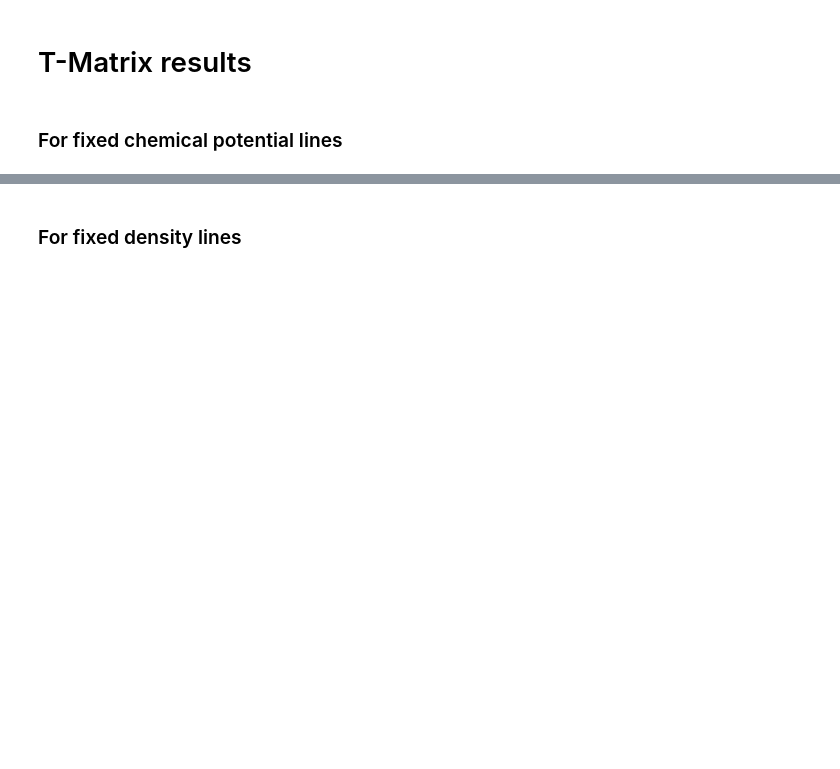
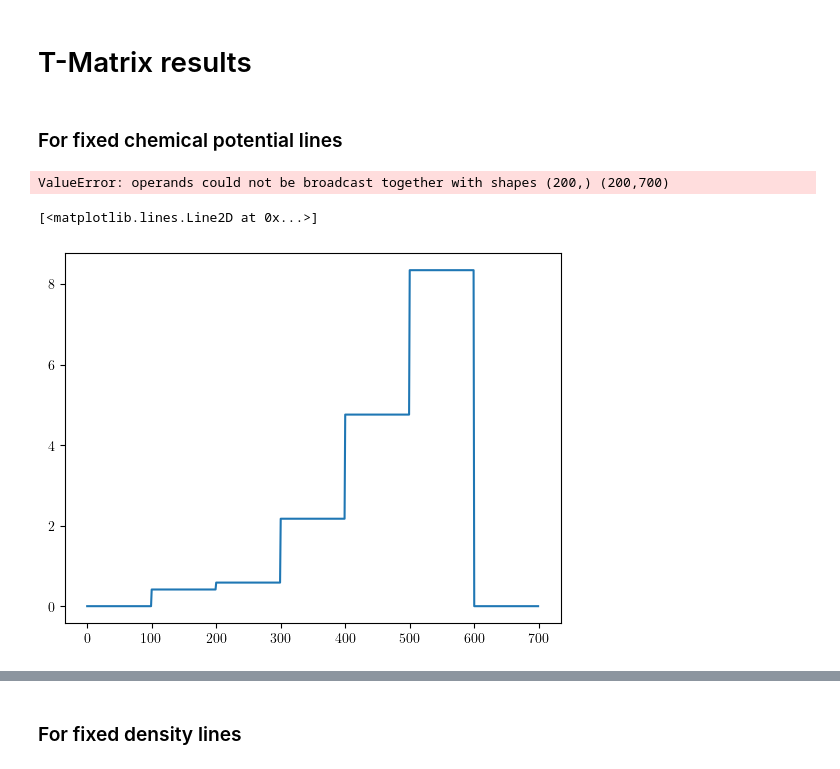
Before and after one commit to ragheedalhyder/BoseHubbard, a Jupyter notebook: src/Testing_codes.ipynb, the cells around one changed output, grey strips where cells are left out. Cells and saved outputs as stored; diff of their text form; code cells hidden in the pictures; blank space fills up the shorter version.

```diff
--- a/src/Testing_codes.ipynb
+++ b/src/Testing_codes.ipynb
@@ -121,21 +174,8 @@ dJUs = np.linspace(**config["lists"]["dJUs"])
 
 grid = Grid(Lx, Ly)
 
-en_vector = np.linspace(**config["lists"]["energies"])
-
-omega0s = np.zeros(len(dJUs))
-omega1s = np.zeros(len(dJUs))
-omega2s = np.zeros(len(dJUs))
-
-SE = np.zeros((7, len(en_vector)), dtype=np.complex128)
-SEE = np.zeros((len(en_vector), len(dJUs)), dtype=np.complex128)
-T11 = np.zeros((len(dJUs), len(en_vector)), dtype=np.complex128)
-T12 = np.zeros((len(dJUs), len(en_vector)), dtype=np.complex128)
-T21 = np.zeros((len(dJUs), len(en_vector)), dtype=np.complex128)
-T22 = np.zeros((len(dJUs), len(en_vector)), dtype=np.complex128)
-T22_F = np.zeros((len(dJUs), len(en_vector)), dtype=np.complex128)
-SE_SI = np.zeros((len(dJUs), len(en_vector)), dtype=np.complex128)
-
+omegas = []
+epsilons = []
 
 for dJU_ind in range(0, len(dJUs)):
     dJU = dJUs[dJU_ind]
@@ -147,25 +187,20 @@ for dJU_ind in range(0, len(dJUs)):
     exc = excitations(grid, params, gs, cns)
     uks, vks, omegaklambda = exc.calculate_matrices()
     verts = vertices(grid, gs, uks, vks, cns, n0)
-    pert = perturbative(grid, params, verts, omegaklambda)
-    Pert_Energy = pert.perturbative_energy(n0)
-    omega0s[dJU_ind] = Pert_Energy[0]
-    omega1s[dJU_ind] = Pert_Energy[1]
-    omega2s[dJU_ind] = Pert_Energy[2]
 
-    for epol_ind in range(len(en_vector)):
-        Epol = en_vector[epol_ind]
-        self_energy = Self_Energy(Epol, grid, params, verts, omegaklambda)
-        output = self_energy.calculate_self_energy()
-        SE[:, epol_ind] = output
-
-    T11[dJU_ind, :] = SE[1, :]
-    T12[dJU_ind, :] = SE[2, :]
-    T21[dJU_ind, :] = SE[3, :]
-    T22[dJU_ind, :] = SE[4, :]
-    T22_F[dJU_ind, :] = SE[5, :]
-    SE_SI[dJU_ind, :] = SE[6, :]
+    Epol = 0
+    self_energy = Self_Energy(Epol, grid, params, verts, omegaklambda)
+    omegas.append(self_energy.omega_vec())
+    epsilons.append(dJU * self_energy.epsI_vec())
+continuum = omegas + dJUs * epsilons
 
 
 # io = IO()
 # io.save_to_hdf5_fixed_chemical_potentials(grid, params, dJUs, en_vector, omega0s, omega1s, omega2s, T11, T12, T21, T22, T22_F, SE_SI)
+# %% [output]
+ValueError: operands could not be broadcast together with shapes (200,) (200,700)
+# %%
+plt.plot(omegas[0], label='dJU = 0')
+# %% [output]
+[<matplotlib.lines.Line2D at 0x...>]
+[figure, added]
```
Also changed, not shown: parts of 20 cells of this notebook, 35 other files.
